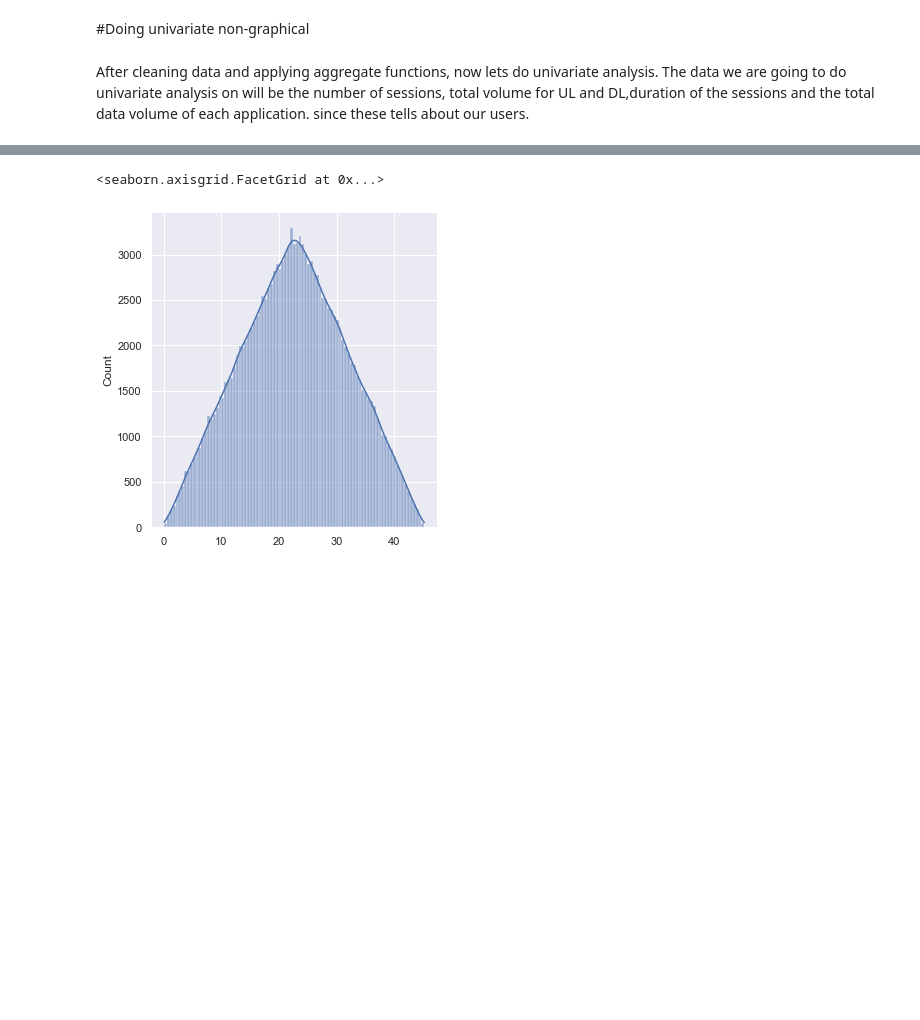
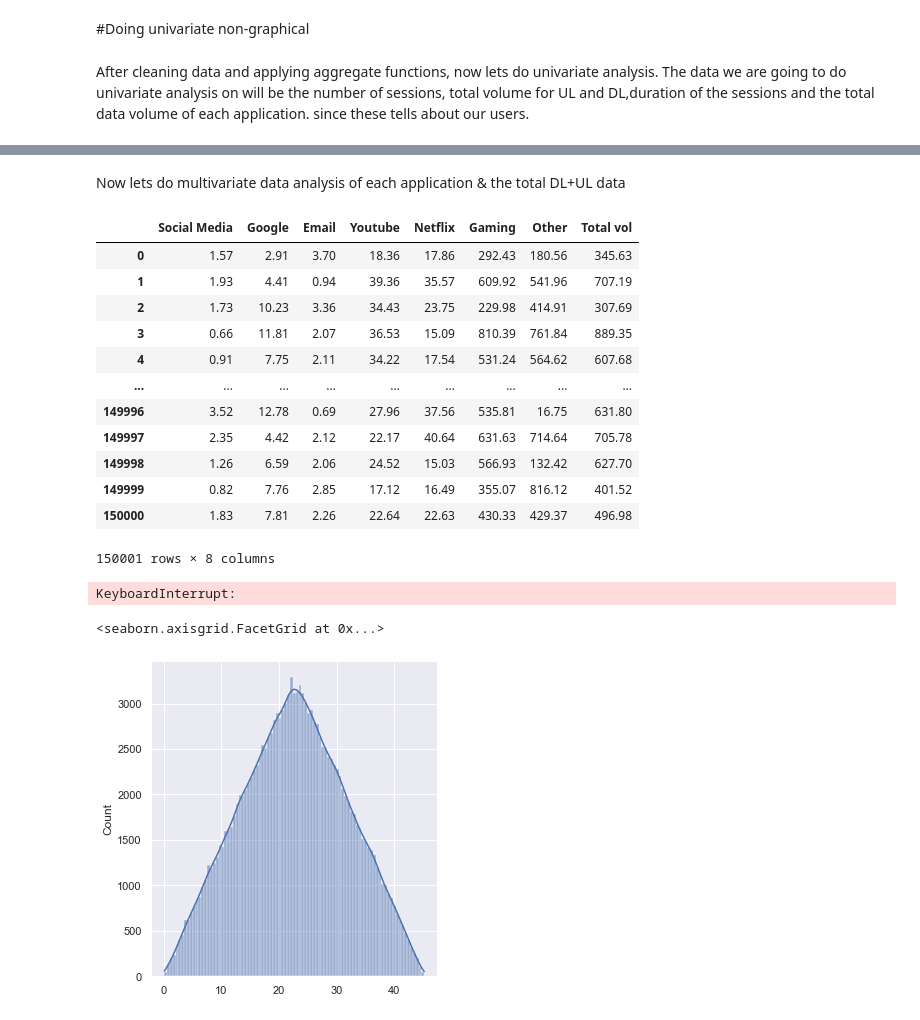
Before and after one commit to DiboraHaile/User-Analytics-in-the-Telecommunication-Industry, a Jupyter notebook: notebooks/dataunderstanding.ipynb, the cells around one changed output, grey strips where cells are left out. Saved outputs shown, nothing was run; the diff lists cells and outputs as text; code cells hidden in the pictures; blank space fills up the shorter version.

```diff
--- a/notebooks/dataunderstanding.ipynb
+++ b/notebooks/dataunderstanding.ipynb
@@ -421,3 +428,35 @@ dtype: float64
+# %% [markdown]
+Now lets do multivariate data analysis of each application & the total DL+UL data
+# %%
+# adding a column of the copy of the applications' volume dataframe
+total_dlul = pd.DataFrame({'Total vol' : missing_handled["Total UL (Bytes)"]+missing_handled["Total DL (Bytes)"]})
+df_vols = total_vol_df.copy()
+df_vols['Total vol'] = convert_bytes_to_megabytes(total_dlul,'Total vol')
+df_vols
+# %% [output]
+|  | Social Media | Google | Email | Youtube | Netflix | Gaming | Other | Total vol |
+| 0 | 1.57 | 2.91 | 3.70 | 18.36 | 17.86 | 292.43 | 180.56 | 345.63 |
+| 1 | 1.93 | 4.41 | 0.94 | 39.36 | 35.57 | 609.92 | 541.96 | 707.19 |
+| 2 | 1.73 | 10.23 | 3.36 | 34.43 | 23.75 | 229.98 | 414.91 | 307.69 |
+| 3 | 0.66 | 11.81 | 2.07 | 36.53 | 15.09 | 810.39 | 761.84 | 889.35 |
+| 4 | 0.91 | 7.75 | 2.11 | 34.22 | 17.54 | 531.24 | 564.62 | 607.68 |
+| ... | ... | ... | ... | ... | ... | ... | ... | ... |
+| 149996 | 3.52 | 12.78 | 0.69 | 27.96 | 37.56 | 535.81 | 16.75 | 631.80 |
+| 149997 | 2.35 | 4.42 | 2.12 | 22.17 | 40.64 | 631.63 | 714.64 | 705.78 |
+| 149998 | 1.26 | 6.59 | 2.06 | 24.52 | 15.03 | 566.93 | 132.42 | 627.70 |
+| 149999 | 0.82 | 7.76 | 2.85 | 17.12 | 16.49 | 355.07 | 816.12 | 401.52 |
+| 150000 | 1.83 | 7.81 | 2.26 | 22.64 | 22.63 | 430.33 | 429.37 | 496.98 |
+150001 rows × 8 columns
+# %%
+plt.figure(figsize=(12, 7))
+sn.displot(data = df_vols[['Total vol','Social Media']],kde=True)
+sn.catplot(data = df_vols,x='Total vol', y='Social Media', kind="box")
+plt.title("number of medications vs number of lab procedures", size=20)
+plt.xticks(fontsize=14)
+plt.yticks( fontsize=14)
+plt.show()
+# %% [output]
+KeyboardInterrupt:
 # %%
 youtube_total_vol = convert_bytes_to_megabytes(missing_handled['Youtube UL (Bytes)']+missing_handled['Youtube DL (Bytes)'])
 sn.displot(data=youtube_total_vol,  kde=True)
```
Also changed, not shown: parts of 15 cells of this notebook.
